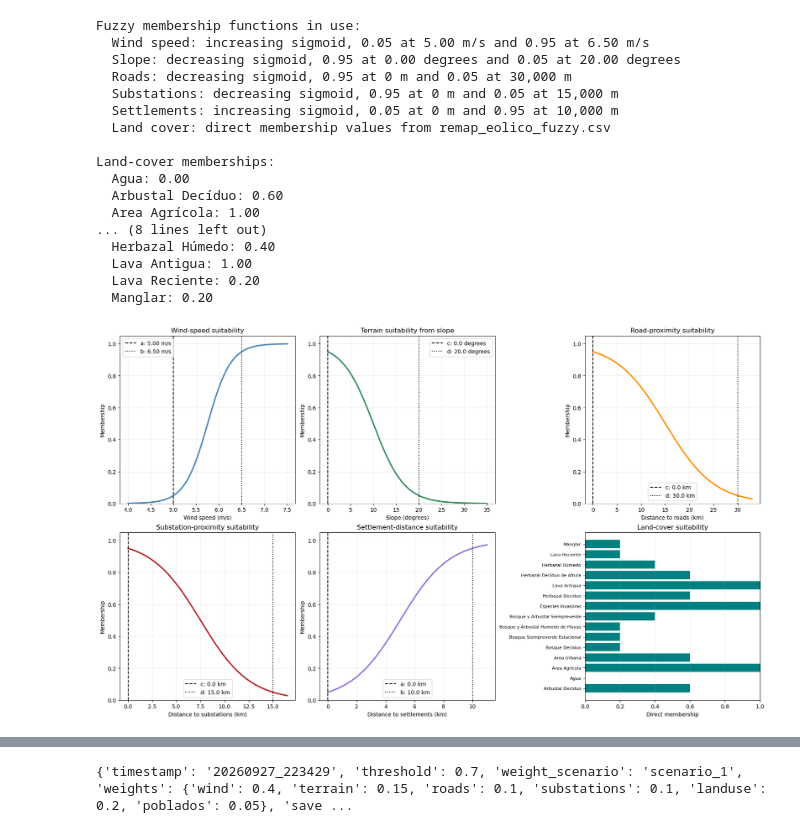
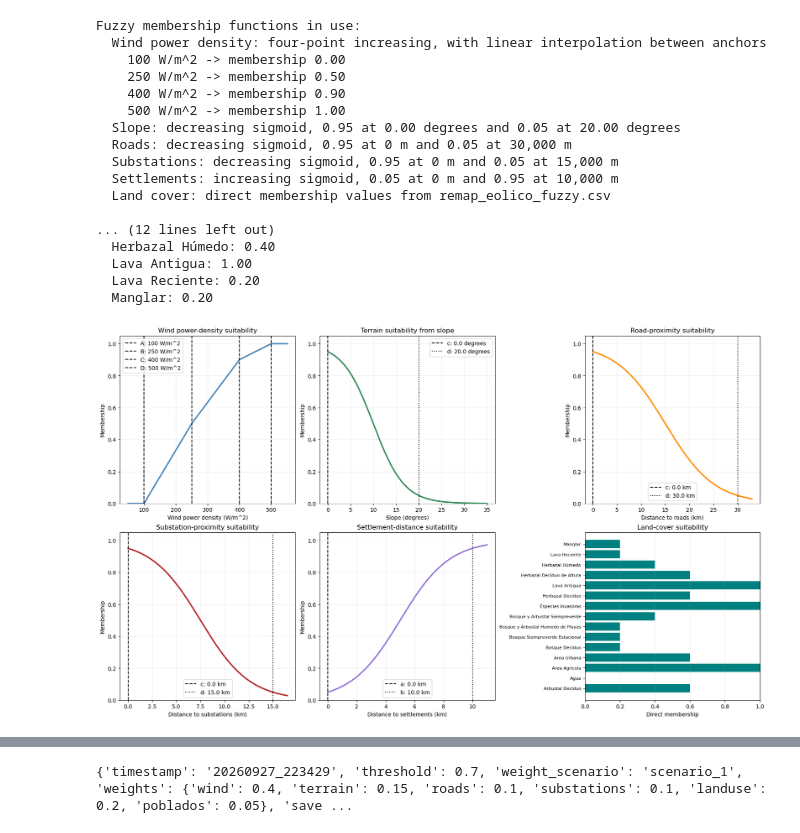
Before and after one commit to eemahon/idoneidad_hygalapagos, a Jupyter notebook: analisis/eolico_SA_fuzzy.ipynb, the cells around one changed output, grey strips where cells are left out. Drawn from its saved outputs; the diff is of its cells as text; code cells hidden in the pictures.

Commit message:
Added toggle to remove isabela and updated input of wind energy to Wind Power Density

```diff
--- a/analisis/eolico_SA_fuzzy.ipynb
+++ b/analisis/eolico_SA_fuzzy.ipynb
@@ -133,6 +134,12 @@ MINIMUM_OUTPUTS = {
 }
 
 OUTPUTS = MINIMUM_OUTPUTS if not SAVE_INTERMEDIATE_RESULTS else ALL_OUTPUTS
+# %%
+# Set True to exclude Isabela from the wind analysis and potential report.
+EXCLUDE_ISABELA = True
+ISABELA_BOUNDARY = "C:/Galapagos_IERSE/01_Organizacion_Territorial/solo_isabela.shp"
+INPUTS["isabela_boundary"] = ISABELA_BOUNDARY
+PARAMS["exclude_isabela"] = EXCLUDE_ISABELA
 # %%
 import csv
 import re
@@ -390,32 +397,52 @@ def _with_timestamp_label(path, timestamp):
     base_stem = re.sub(r"_\d{8}_\d{6}$", "", path_object.stem)
     base_stem = re.sub(r"_run\d+$", "", base_stem)
     return str(path_object.with_name(f"{base_stem}_{timestamp}{path_object.suffix}"))
+# %%
+def _fuzzy_four_point_increasing(values, control_points, membership_values):
+    control_values = np.asarray(
+        [control_points[key] for key in ("a", "b", "c", "d")],
+        dtype="float64",
+    )
+    membership_values = np.asarray(membership_values, dtype="float64")
+    if control_values.size != 4 or not np.all(np.diff(control_values) > 0):
+        raise ValueError("Wind power-density controls must satisfy a < b < c < d.")
+    if membership_values.size != 4 or not np.all(np.diff(membership_values) >= 0):
+        raise ValueError("Four non-decreasing membership values are required.")
+    if np.any((membership_values < 0.0) | (membership_values > 1.0)):
+        raise ValueError("Membership values must be in [0, 1].")
+
+    output = np.interp(values, control_values, membership_values).astype("float32")
+    output[~np.isfinite(values)] = np.nan
+    return output
 # %%
-# Print and plot the fuzzy membership functions used by the wind suitability model.
+# Print and plot the fuzzy membership functions used by the wind power-density model.
 # Run the configuration and utility cells first so PARAMS, INPUTS, and helper functions are available.
 import matplotlib.pyplot as plt
 
 
 def plot_wind_fuzzy_membership_functions(params, inputs):
     wind_controls = params["wind"]["control_points"]
+    wind_membership_values = params["wind"]["membership_values"]
     slope_controls = params["slope"]["control_points"]
     roads_controls = params["roads"]["control_points"]
     substations_controls = params["substations"]["control_points"]
     urban_controls = params["urban"]["control_points"]
 
-    wind_a, wind_b = float(wind_controls["a"]), float(wind_controls["b"])
+    wind_control_values = [float(wind_controls[key]) for key in ("a", "b", "c", "d")]
     slope_c, slope_d = float(slope_controls["c"]), float(slope_controls["d"])
     roads_c, roads_d = float(roads_controls["c"]), float(roads_controls["d"])
     substations_c, substations_d = float(substations_controls["c"]), float(substations_controls["d"])
     urban_a, urban_b = float(urban_controls["a"]), float(urban_controls["b"])
 
-    wind_values = np.linspace(max(0.0, wind_a - 1.0), wind_b + 1.0, 500)
+    wind_values = np.linspace(max(0.0, wind_control_values[0] - 50.0), wind_control_values[-1] + 50.0, 500)
     slope_values = np.linspace(0.0, max(35.0, slope_d * 1.1), 500)
     roads_distance = np.linspace(0.0, roads_d * 1.1, 500)
     substations_distance = np.linspace(0.0, substations_d * 1.1, 500)
     urban_distance = np.linspace(0.0, urban_b * 1.1, 500)
 
-    wind_membership = _fuzzy_sigmoid_increasing(wind_values, wind_a, wind_b)
+    wind_membership = _fuzzy_four_point_increasing(
+        wind_values, wind_controls, wind_membership_values
+    )
     slope_membership = _fuzzy_sigmoid_decreasing(slope_values, slope_c, slope_d)
     roads_membership = _fuzzy_sigmoid_decreasing(roads_distance, roads_c, roads_d)
     substations_membership = _fuzzy_sigmoid_decreasing(substations_distance, substations_c, substations_d)
@@ -423,7 +450,9 @@ def plot_wind_fuzzy_membership_functions(params, inputs):
     land_cover_remap = _load_land_cover_remap(inputs["land_cover_remap"])
 
     print("Fuzzy membership functions in use:")
-    print(f"  Wind speed: increasing sigmoid, 0.05 at {wind_a:.2f} m/s and 0.95 at {wind_b:.2f} m/s")
+    print("  Wind power density: four-point increasing, with linear interpolation between anchors")
+    for point, membership in zip(wind_control_values, wind_membership_values):
+        print(f"    {point:.0f} W/m^2 -> membership {membership:.2f}")
     print(f"  Slope: decreasing sigmoid, 0.95 at {slope_c:.2f} degrees and 0.05 at {slope_d:.2f} degrees")
     print(f"  Roads: decreasing sigmoid, 0.95 at {roads_c:,.0f} m and 0.05 at {roads_d:,.0f} m")
     print(f"  Substations: decreasing sigmoid, 0.95 at {substations_c:,.0f} m and 0.05 at {substations_d:,.0f} m")
@@ -438,9 +467,9 @@ def plot_wind_fuzzy_membership_functions(params, inputs):
     axes = axes.ravel()
 
     axes[0].plot(wind_values, wind_membership, color="steelblue", linewidth=2.5)
-    axes[0].axvline(wind_a, color="black", linestyle="--", label=f"a: {wind_a:.2f} m/s")
-    axes[0].axvline(wind_b, color="black", linestyle=":", label=f"b: {wind_b:.2f} m/s")
-    axes[0].set(title="Wind-speed suitability", xlabel="Wind speed (m/s)", ylabel="Membership")
+    for point, label in zip(wind_control_values, "ABCD"):
+        axes[0].axvline(point, color="black", linestyle="--", label=f"{label}: {point:.0f} W/m^2")
+    axes[0].set(title="Wind power-density suitability", xlabel="Wind power density (W/m^2)", ylabel="Membership")
     axes[0].legend()
 
     axes[1].plot(slope_values, slope_membership, color="seagreen", linewidth=2.5)
@@ -467,40 +496,40 @@ def plot_wind_fuzzy_membership_functions(params, inputs):
     axes[4].set(title="Settlement-distance suitability", xlabel="Distance to settlements (km)", ylabel="Membership")
     axes[4].legend()
 
     class_names = list(land_cover_remap)
     memberships = [land_cover_remap[class_name] for class_name in class_names]
     axes[5].barh(class_names, memberships, color="teal")
     axes[5].set(title="Land-cover suitability", xlabel="Direct membership", xlim=(0.0, 1.0))
     axes[5].tick_params(axis="y", labelsize=8)
     axes[5].grid(axis="x", alpha=0.25)
 
     for axis in axes[:5]:
         axis.set_ylim(0.0, 1.05)
         axis.grid(alpha=0.25)
 
     plt.show()
 
 
 plot_wind_fuzzy_membership_functions(PARAMS, INPUTS)
 # %% [output]
 Fuzzy membership functions in use:
-  Wind speed: increasing sigmoid, 0.05 at 5.00 m/s and 0.95 at 6.50 m/s
+  Wind power density: four-point increasing, with linear interpolation between anchors
+    100 W/m^2 -> membership 0.00
+    250 W/m^2 -> membership 0.50
+    400 W/m^2 -> membership 0.90
+    500 W/m^2 -> membership 1.00
   Slope: decreasing sigmoid, 0.95 at 0.00 degrees and 0.05 at 20.00 degrees
   Roads: decreasing sigmoid, 0.95 at 0 m and 0.05 at 30,000 m
   Substations: decreasing sigmoid, 0.95 at 0 m and 0.05 at 15,000 m
   Settlements: increasing sigmoid, 0.05 at 0 m and 0.95 at 10,000 m
   Land cover: direct membership values from remap_eolico_fuzzy.csv
 
-Land-cover memberships:
-  Agua: 0.00
-  Arbustal Decíduo: 0.60
-  Area Agrícola: 1.00
-... (8 lines left out)
+... (12 lines left out)
   Herbazal Húmedo: 0.40
   Lava Antigua: 1.00
   Lava Reciente: 0.20
   Manglar: 0.20
-[figure, old version]
+[figure, new version]
 # %%
 # Wind raster preprocessing: summarize the observed distribution for diagnostics.
 # Membership settings remain the fixed control points configured in PARAMS["wind"].
```
Also changed, not shown: parts of 3 cells of this notebook.
